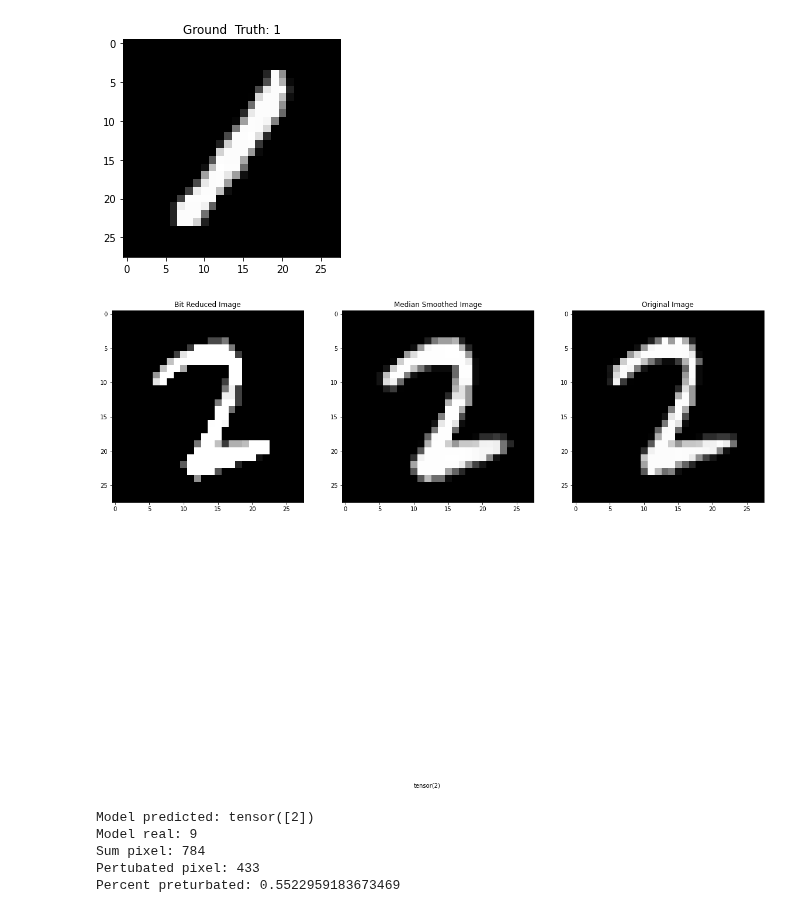
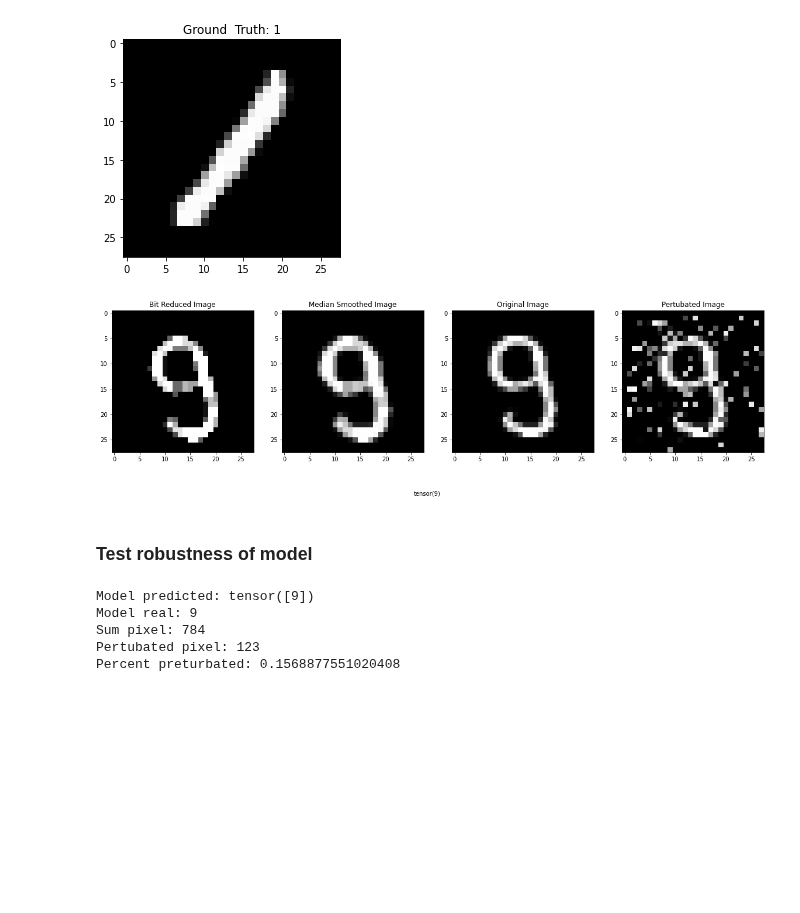
Before and after one commit to Caryox/adversarial-robustness, a Jupyter notebook: notepads/simple_cnn.ipynb, the cells around one changed output. Cells and saved outputs as stored; diff of their text form; code cells hidden in the pictures; blank space fills up the shorter version.

Commit message:
Added better visual output, changed variables because pertubation tensor seems to be in-place, cleaned code

```diff
--- a/notepads/simple_cnn.ipynb
+++ b/notepads/simple_cnn.ipynb
@@ -127,12 +127,12 @@ def count_perturbated_pixel(img1,img2):
             sum_px_perturbed+=1
   return((sum_px_perturbed/sum_px),sum_px,sum_px_perturbed)
 
-def perturbate_image(img_data,mode='random'):
+def perturbate_image(img_data,mode='random',value=100):
   if (mode=='random'):
-      for i in range(250):
+      for i in range(value):
           img_data[0][0][random.randrange(1,28),random.randrange(1,28)]=random.uniform(min(np.ravel(img_data)),max(np.ravel(img_data)))
   elif (mode=='random_white'):
-      for i in range(250):
+      for i in range(value):
           img_data[0][0][random.randrange(1,28),random.randrange(1,28)]=round(max(np.ravel(img_data)))
   return(img_data)
 
@@ -359,6 +359,7 @@ fig
 # %%
 x_d,e_d=extract_dataloader_images(0)
 f_d=torch.clone(x_d)
+p_d=torch.clone(x_d)
 print("Min: {}".format(min(np.ravel(x_d))))
 print("Max: {}".format(max(np.ravel(x_d))))
 # %% [output]
@@ -404,3 +393 @@ scaled_data = bit_reduction(f_d)
-# %%
-f_d = perturbate_image(f_d,mode='random')
 # %%
@@ -417,26 +404,35 @@ plt.plot
 # %% [output]
 <function matplotlib.pyplot.plot(*args, scalex=True, scaley=True, data=None, **kwargs)>
 [figure]
+# %%
+median_smoothed = median_smoothing(f_d)
+scaled_data = bit_reduction(f_d)
+pertubated_image = perturbate_image(p_d,mode='random') #Pertubations seems to make in-place operations so use different tensor
 # %%
 batch_nr = 0
 fig = plt.figure()
 
-ax1 = fig.add_subplot(131)  # left side
-ax2 = fig.add_subplot(132)  # right side
-ax3 = fig.add_subplot(133)
+ax1 = fig.add_subplot(141)  # left side
+ax2 = fig.add_subplot(142)  # right side
+ax3 = fig.add_subplot(143)
+ax4 = fig.add_subplot(144)
 ax1.title.set_text("Bit Reduced Image")
 ax2.title.set_text("Median Smoothed Image")
 ax3.title.set_text("Original Image")
+ax4.title.set_text("Pertubated Image")
 ax1.imshow(scaled_data[batch_nr][0], cmap='gray', interpolation='none')
 ax2.imshow(median_smoothed[batch_nr][0], cmap='gray', interpolation='none')
 ax3.imshow(x_d[batch_nr][0], cmap='gray', interpolation='none')
+ax4.imshow(pertubated_image[batch_nr][0], cmap='gray', interpolation='none')
 fig.text(.5, .05, e_d[batch_nr], ha='center')
-fig.set_figheight(20)
+fig.set_figheight(6)
 fig.set_figwidth(20)
 #plt.title("Ground  Truth: {}".format(e_d[batch_nr]))
 plt.show()
 # %% [output]
-[figure, old version]
+[figure, new version]
+# %% [markdown]
+### Test robustness of model
 # %%
 fake_tst = test_fake(f_d)
 p_percent,p_size,p_pertubated=count_perturbated_pixel(x_d[0][0],f_d[0][0])
@@ -446,8 +442,8 @@ print("Sum pixel: {}".format(p_size))
 print("Pertubated pixel: {}".format(p_pertubated))
 print("Percent preturbated: {}".format(p_percent))
 # %% [output]
-Model predicted: tensor([2])
+Model predicted: tensor([9])
 Model real: 9
 Sum pixel: 784
-Pertubated pixel: 433
-Percent preturbated: 0.5522959183673469
+Pertubated pixel: 123
+Percent preturbated: 0.1568877551020408
```
Also changed, not shown: parts of 4 cells of this notebook.
